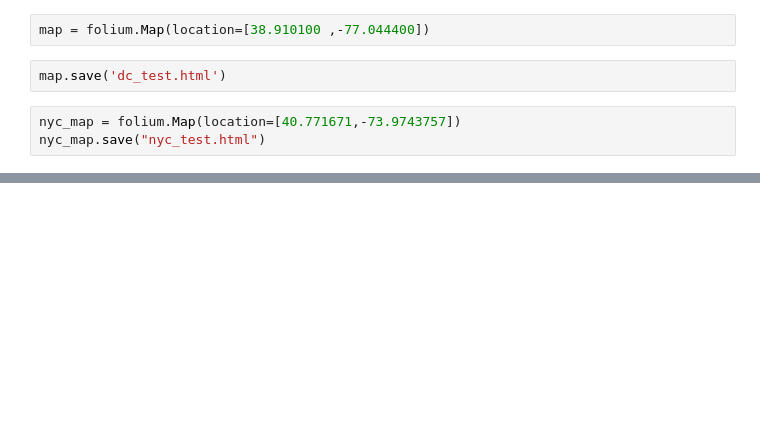
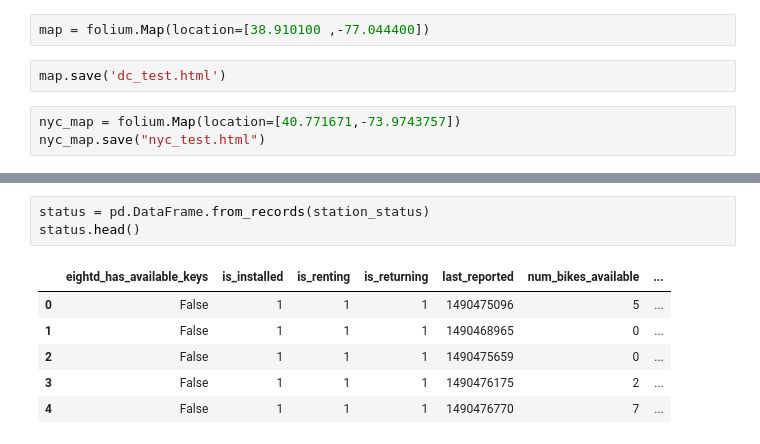
Before and after one commit to cdepeuter/citibike, a Jupyter notebook: folium.ipynb, the cells around one changed output, grey strips where cells are left out. Saved outputs shown, nothing was run; the diff lists cells and outputs as text; blank space fills up the shorter version.

```diff
--- a/folium.ipynb
+++ b/folium.ipynb
@@ -100,0 +196,10 @@ nyc_map.save("nyc_test.html")
+# %%
+status = pd.DataFrame.from_records(station_status)
+status.head()
+# %% [output]
+|  | eightd_has_available_keys | is_installed | is_renting | is_returning | last_reported | num_bikes_available | ... |
+| 0 | False | 1 | 1 | 1 | 1490475096 | 5 | ... |
+| 1 | False | 1 | 1 | 1 | 1490468965 | 0 | ... |
+| 2 | False | 1 | 1 | 1 | 1490475659 | 0 | ... |
+| 3 | False | 1 | 1 | 1 | 1490476175 | 2 | ... |
+| 4 | False | 1 | 1 | 1 | 1490476770 | 7 | ... |
```
Also changed, not shown: parts of 23 cells of this notebook, 2 other files.
